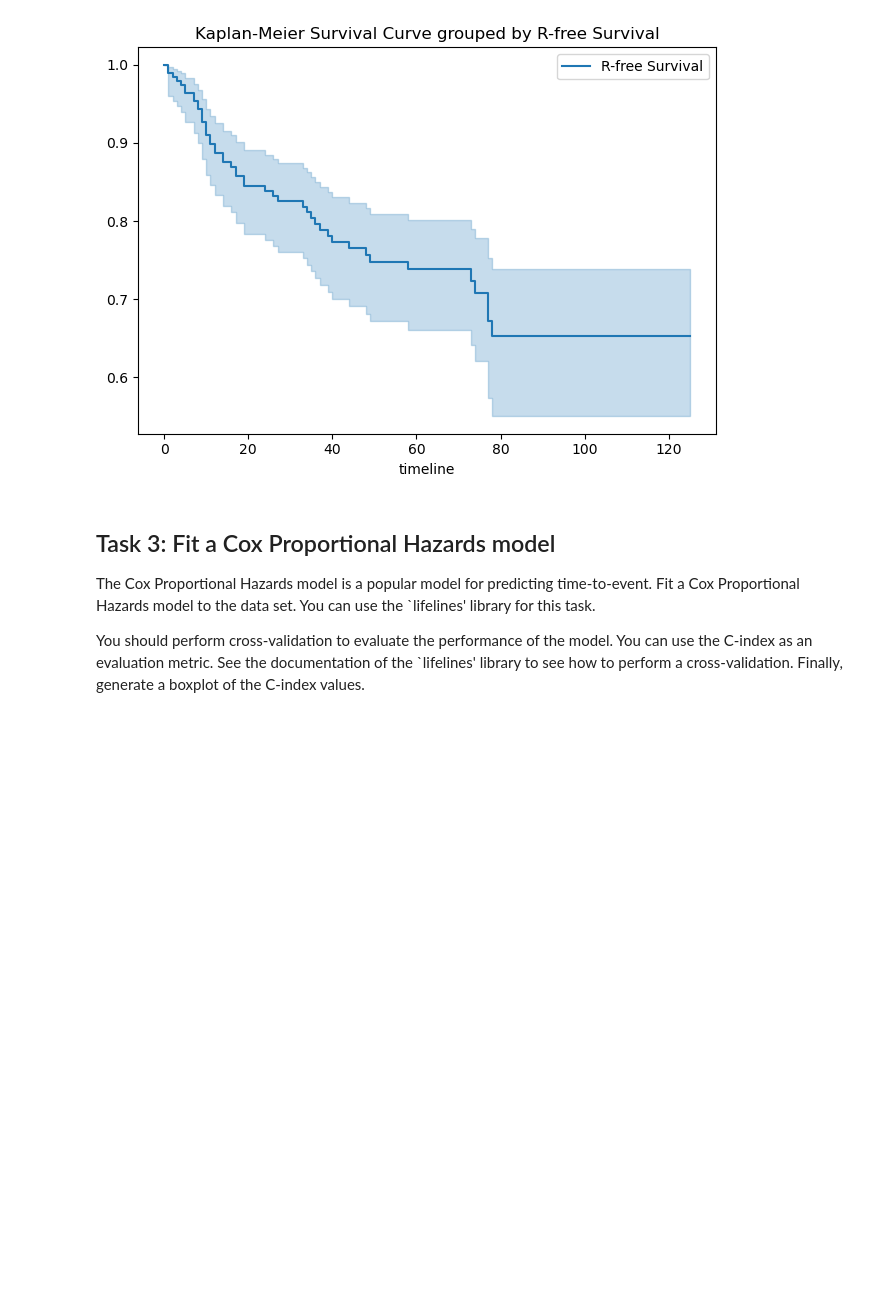
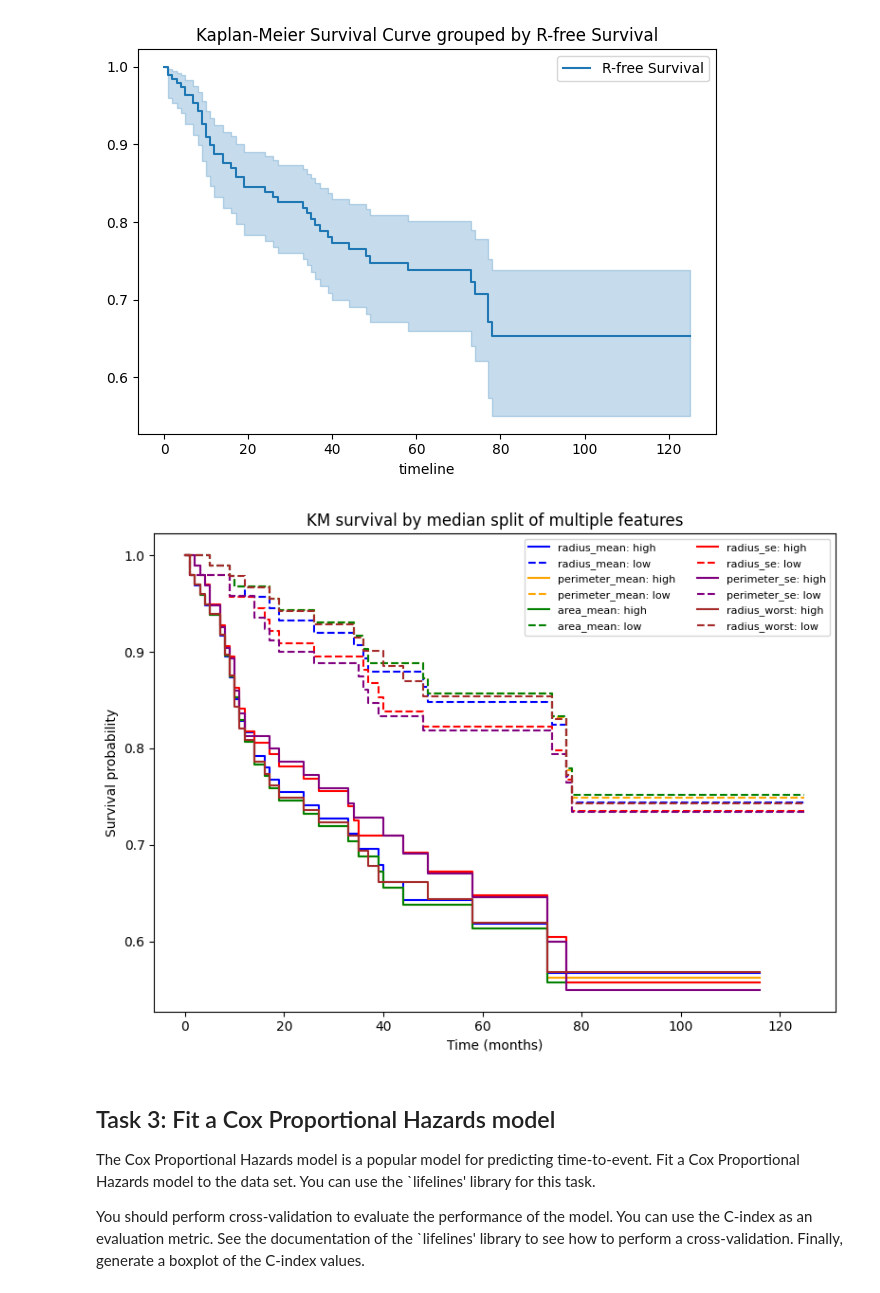
Before and after one commit to JulianMeigen/ML-handson, a Jupyter notebook: notebooks/5.0-SNJMMH-Day5.ipynb, the cells around one changed output. Drawn from its saved outputs; the diff is of its cells as text; code cells hidden in the pictures; blank space fills up the shorter version.

Commit message:
Added graph for important variables

```diff
--- a/notebooks/5.0-SNJMMH-Day5.ipynb
+++ b/notebooks/5.0-SNJMMH-Day5.ipynb
@@ -263,6 +263,47 @@ plt.tight_layout()
 plt.show()
 # %% [output]
 [figure]
+# %%
+# for the other important features:
+from lifelines import KaplanMeierFitter
+import matplotlib.pyplot as plt
+
+kmf = KaplanMeierFitter()
+
+features = {
+    "radius_mean": data["radius_mean"],
+    "perimeter_mean": data["perimeter_mean"],
+    "area_mean": data["area_mean"],
+    "radius_se": data["radius_se"],
+    "perimeter_se": data["perimeter_se"],
+    "radius_worst": data["radius_worst"],
+}
+
+color_list = ['blue', 'orange', 'green', 'red', 'purple', 'brown']
+
+fig, ax = plt.subplots(figsize=(8, 6))
+
+for i, fname_s in enumerate(features.items()):
+    fname, s = fname_s
+    # ensure no NaNs in subsets
+    med = s.median()
+    hi = (s > med) & s.notna()
+    lo = (s <= med) & s.notna()
+
+    kmf.fit(T[hi], E[hi], label=f"{fname}: high")
+    kmf.plot_survival_function(ax=ax, ci_show=False, color = color_list[i])        # solid
+
+    kmf.fit(T[lo], E[lo], label=f"{fname}: low")
+    kmf.plot_survival_function(ax=ax, ci_show=False, ls="--", color = color_list[i])  # dashed
+
+ax.set_title("KM survival by median split of multiple features")
+ax.set_xlabel("Time (months)")
+ax.set_ylabel("Survival probability")
+ax.legend(ncol=2, fontsize=8)
+plt.tight_layout()
+plt.show()
+# %% [output]
+[figure, added]
 # %% [markdown]
 ## Task 3: Fit a Cox Proportional Hazards model
 
```
Also changed, not shown: parts of 3 cells of this notebook.
